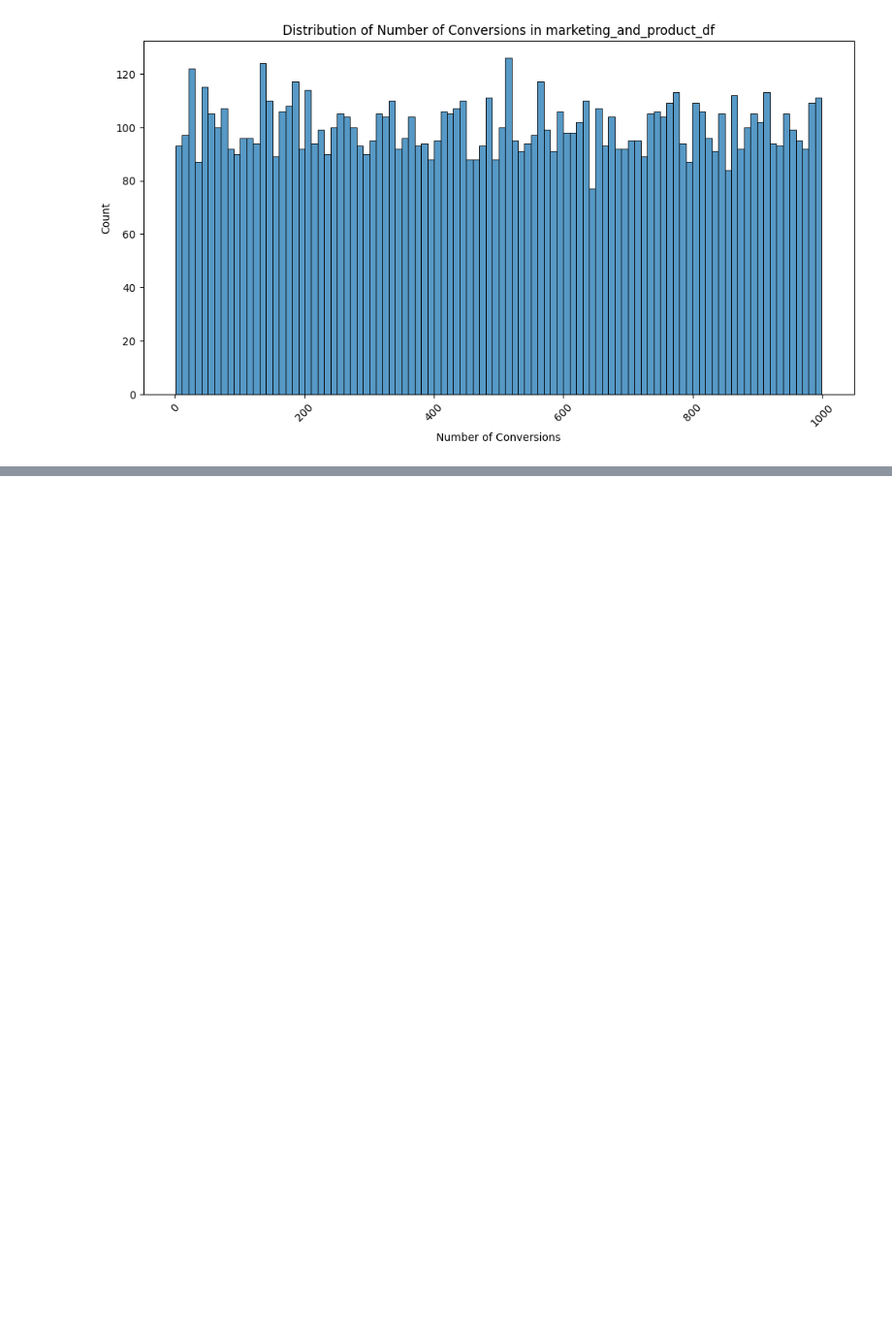
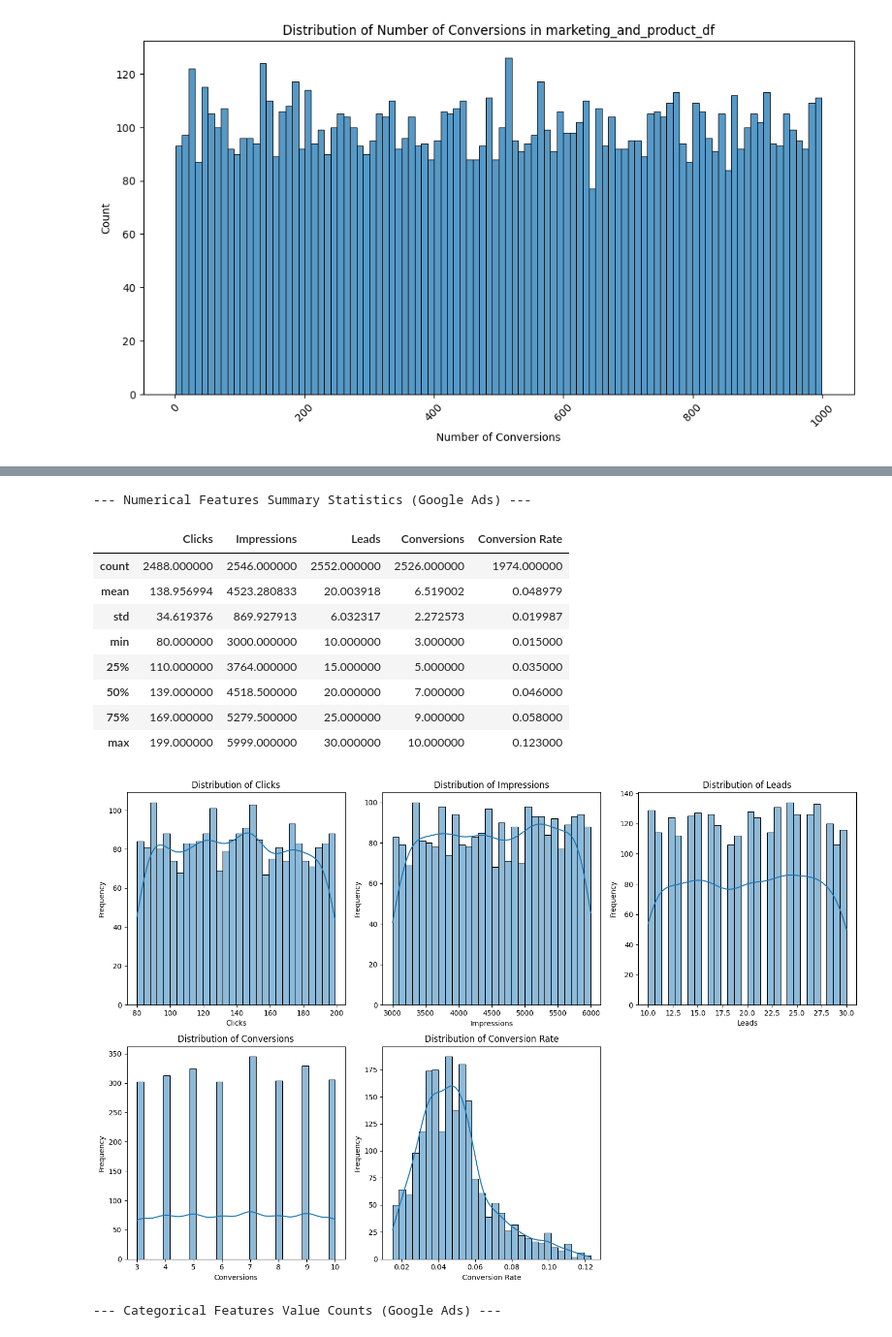
Before and after one commit to aqds-hub/Learning, a Jupyter notebook: Milestone-3-ModB2/Milestone 3.ipynb, the cells around one changed output, grey strips where cells are left out. Shown at 97% size. Cells and saved outputs as stored; diff of their text form; code cells hidden in the pictures; blank space fills up the shorter version.

Commit message:
Univariate analysis

```diff
--- a/Milestone-3-ModB2/Milestone 3.ipynb
+++ b/Milestone-3-ModB2/Milestone 3.ipynb
@@ -540,0 +573,13 @@ Name: count, Length: 999, dtype: int64
+# %%
+
+numeric_features_ads = google_ads_df.select_dtypes(include=['int64', 'float64', 'int32', 'Int64']).columns.tolist()
+categorical_features_ads = google_ads_df.select_dtypes(include=['object', 'category']).columns.tolist()
+datetime_features_ads = google_ads_df.select_dtypes(include=['datetime64[ns]']).columns.tolist()
+
+exclude_cols = ['Ad_ID', 'CustomerID']
+numeric_features_ads = [col for col in numeric_features_ads if col not in exclude_cols and not col.startswith('Ad_ID')]
+categorical_features_ads = [col for col in categorical_features_ads if col not in exclude_cols and not col.startswith('Ad_ID')]
+
+print(f"Numerical features: {numeric_features_ads}")
+print(f"Categorical features: {categorical_features_ads}")
+print(f"Datetime features: {datetime_features_ads}")
@@ -540,0 +688,55 @@ Name: count, Length: 999, dtype: int64
+# %%
+
+if numeric_features_ads:
+    print("\n--- Numerical Features Summary Statistics (Google Ads) ---")
+    display(google_ads_df[numeric_features_ads].describe())
+
+    plt.figure(figsize=(15, 5 * ((len(numeric_features_ads) + 2) // 3)))
+    for i, col in enumerate(numeric_features_ads):
+        plt.subplot((len(numeric_features_ads) + 2) // 3, 3, i + 1)
+        sns.histplot(google_ads_df[col], kde=True, bins=30)
+        plt.title(f'Distribution of {col}')
+        plt.xlabel(col)
+        plt.ylabel('Frequency')
+    plt.tight_layout()
+    plt.show()
+
+if categorical_features_ads:
+    print("\n--- Categorical Features Value Counts (Google Ads) ---")
+    plt.figure(figsize=(15, 5 * ((len(categorical_features_ads) + 2) // 3)))
+    for i, col in enumerate(categorical_features_ads):
+        plt.subplot((len(categorical_features_ads) + 2) // 3, 3, i + 1)
+        if google_ads_df[col].nunique() > 20:
+            top_20 = google_ads_df[col].value_counts().nlargest(20).index
+            sns.countplot(y=col, data=google_ads_df[google_ads_df[col].isin(top_20)], order=top_20, palette='viridis', legend=False)
+            plt.title(f'Count of {col} (Top 20)')
+        else:
+            sns.countplot(x=col, data=google_ads_df, palette='viridis', legend=False)
+            plt.title(f'Count of {col}')
+            if google_ads_df[col].nunique() > 5:
+                plt.xticks(rotation=45)
+    plt.tight_layout()
+    plt.show()
+
+if datetime_features_ads:
+    print("\n--- Datetime Features Analysis (Google Ads) ---")
+    for col in datetime_features_ads:
+        plt.figure(figsize=(15, 6))
+        google_ads_df[col].hist(bins=50)
+        plt.title(f'Distribution of {col}')
+        plt.xlabel('Date')
+        plt.ylabel('Frequency')
+        plt.show()
+# %% [output]
+--- Numerical Features Summary Statistics (Google Ads) ---
+|  | Clicks | Impressions | Leads | Conversions | Conversion Rate |
+| count | 2488.000000 | 2546.000000 | 2552.000000 | 2526.000000 | 1974.000000 |
+| mean | 138.956994 | 4523.280833 | 20.003918 | 6.519002 | 0.048979 |
+| std | 34.619376 | 869.927913 | 6.032317 | 2.272573 | 0.019987 |
+| min | 80.000000 | 3000.000000 | 10.000000 | 3.000000 | 0.015000 |
+| 25% | 110.000000 | 3764.000000 | 15.000000 | 5.000000 | 0.035000 |
+| 50% | 139.000000 | 4518.500000 | 20.000000 | 7.000000 | 0.046000 |
+| 75% | 169.000000 | 5279.500000 | 25.000000 | 9.000000 | 0.058000 |
+| max | 199.000000 | 5999.000000 | 30.000000 | 10.000000 | 0.123000 |
+[figure, added]
+--- Categorical Features Value Counts (Google Ads) ---
```
Also changed, not shown: parts of 10 cells of this notebook, 1 other file.
